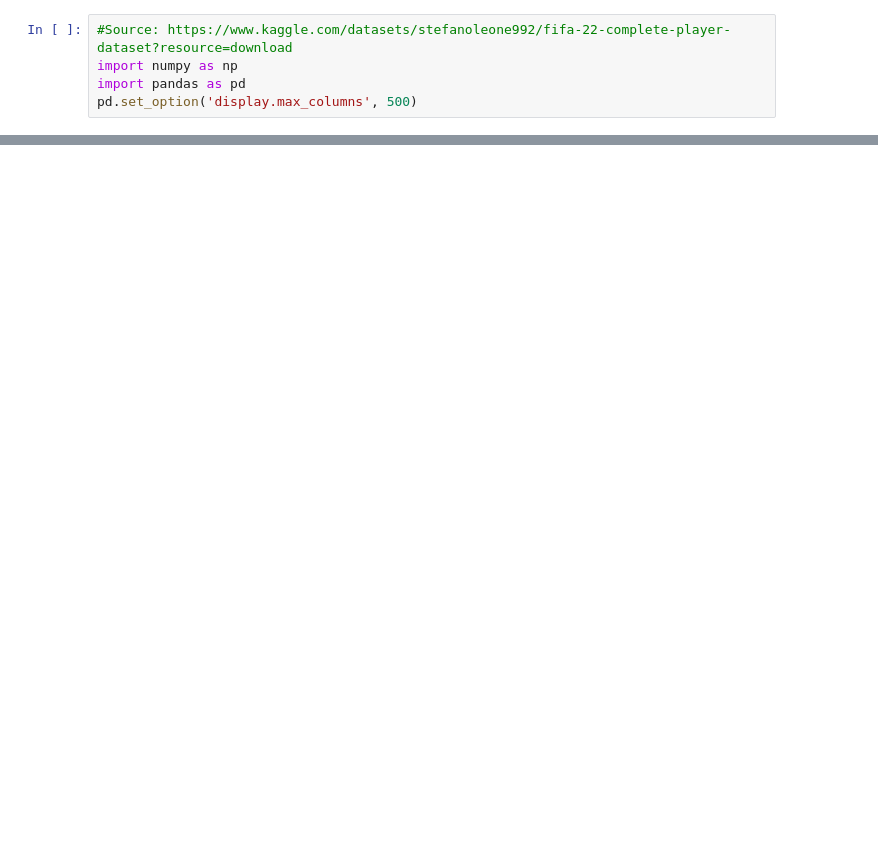
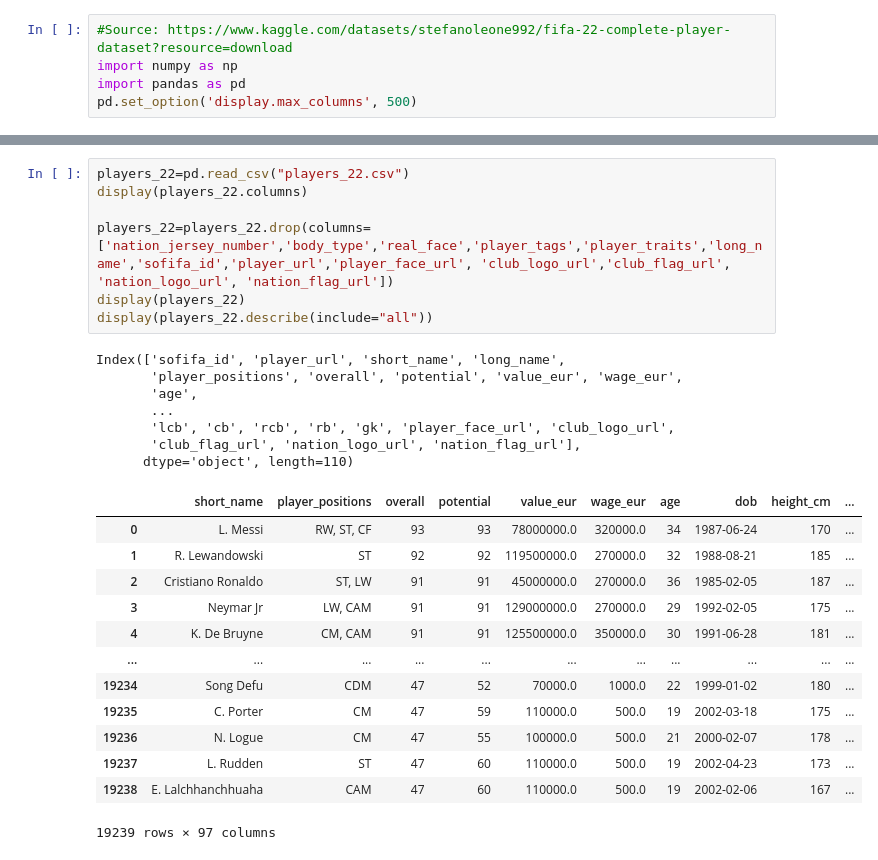
Before and after one commit to louisexpc/FIFA22-machine-learning, a Jupyter notebook: final_project.ipynb, the cells around one changed output, grey strips where cells are left out. Cells and saved outputs as stored; diff of their text form; blank space fills up the shorter version.

```diff
--- a/final_project.ipynb
+++ b/final_project.ipynb
@@ -22,0 +6,28 @@ display(players_22)
+# %%
+players_22=pd.read_csv("players_22.csv")
+display(players_22.columns)
+
+players_22=players_22.drop(columns=['nation_jersey_number','body_type','real_face','player_tags','player_traits','long_name','sofifa_id','player_url','player_face_url', 'club_logo_url','club_flag_url', 'nation_logo_url', 'nation_flag_url'])
+display(players_22)
+display(players_22.describe(include="all"))
+# %% [output]
+Index(['sofifa_id', 'player_url', 'short_name', 'long_name',
+       'player_positions', 'overall', 'potential', 'value_eur', 'wage_eur',
+       'age',
+       ...
+       'lcb', 'cb', 'rcb', 'rb', 'gk', 'player_face_url', 'club_logo_url',
+       'club_flag_url', 'nation_logo_url', 'nation_flag_url'],
+      dtype='object', length=110)
+|  | short_name | player_positions | overall | potential | value_eur | wage_eur | age | dob | height_cm | ... |
+| 0 | L. Messi | RW, ST, CF | 93 | 93 | 78000000.0 | 320000.0 | 34 | 1987-06-24 | 170 | ... |
+| 1 | R. Lewandowski | ST | 92 | 92 | 119500000.0 | 270000.0 | 32 | 1988-08-21 | 185 | ... |
+| 2 | Cristiano Ronaldo | ST, LW | 91 | 91 | 45000000.0 | 270000.0 | 36 | 1985-02-05 | 187 | ... |
+| 3 | Neymar Jr | LW, CAM | 91 | 91 | 129000000.0 | 270000.0 | 29 | 1992-02-05 | 175 | ... |
+| 4 | K. De Bruyne | CM, CAM | 91 | 91 | 125500000.0 | 350000.0 | 30 | 1991-06-28 | 181 | ... |
+| ... | ... | ... | ... | ... | ... | ... | ... | ... | ... | ... |
+| 19234 | Song Defu | CDM | 47 | 52 | 70000.0 | 1000.0 | 22 | 1999-01-02 | 180 | ... |
+| 19235 | C. Porter | CM | 47 | 59 | 110000.0 | 500.0 | 19 | 2002-03-18 | 175 | ... |
+| 19236 | N. Logue | CM | 47 | 55 | 100000.0 | 500.0 | 21 | 2000-02-07 | 178 | ... |
+| 19237 | L. Rudden | ST | 47 | 60 | 110000.0 | 500.0 | 19 | 2002-04-23 | 173 | ... |
+| 19238 | E. Lalchhanchhuaha | CAM | 47 | 60 | 110000.0 | 500.0 | 19 | 2002-02-06 | 167 | ... |
+19239 rows × 97 columns
```
Also changed, not shown: parts of 2 cells of this notebook.
